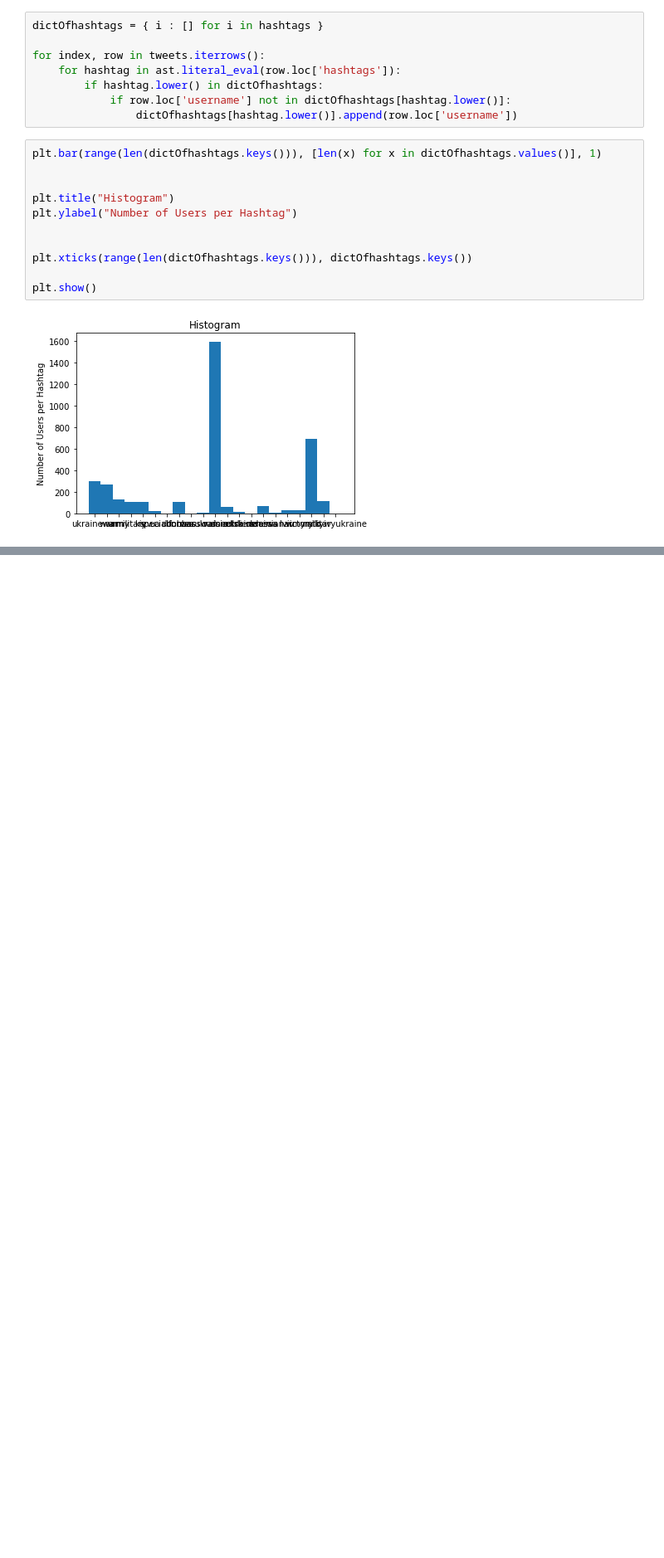
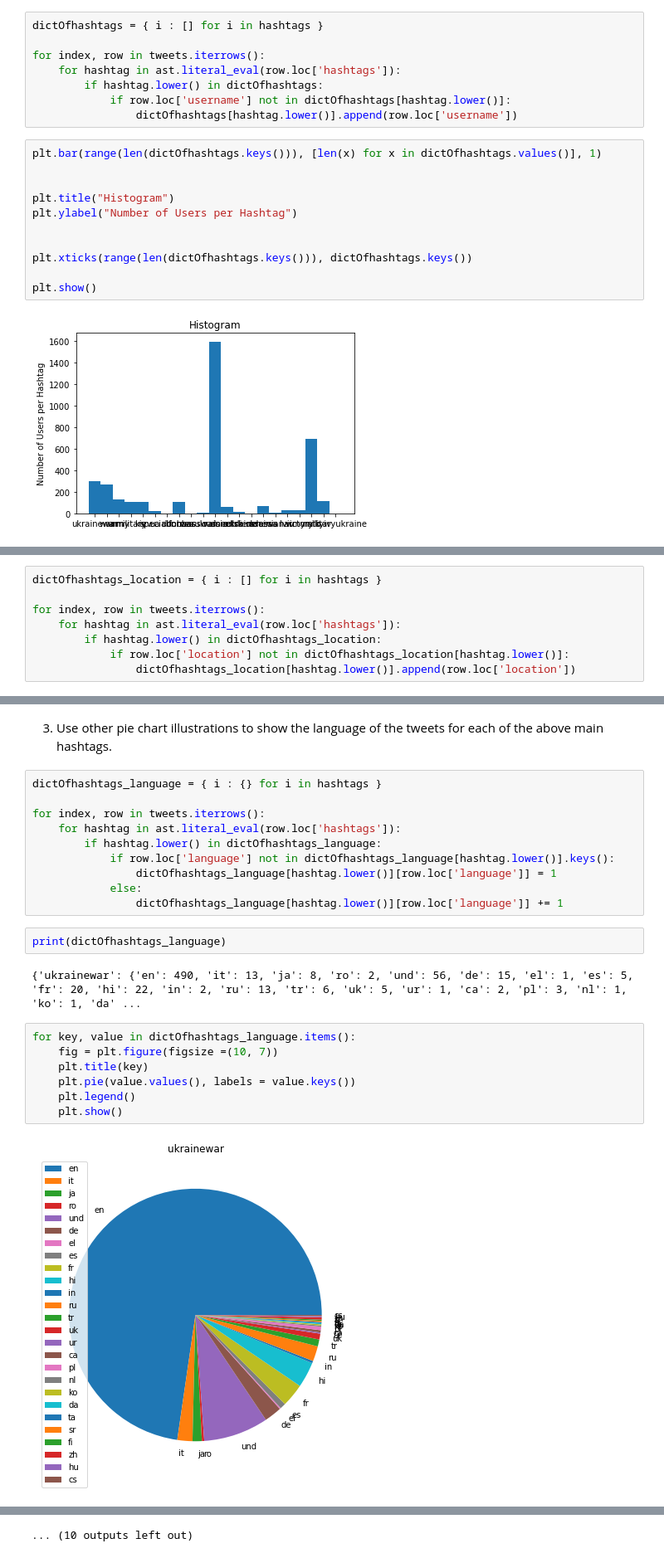
Before and after one commit to benedikt-armbruster/WarTwitterAnalysis, a Jupyter notebook: analysis.ipynb, the cells around one changed output, grey strips where cells are left out. Shown at 83% size. Cells and saved outputs as stored; diff of their text form; blank space fills up the shorter version.

```diff
--- a/analysis.ipynb
+++ b/analysis.ipynb
@@ -54,0 +59,8 @@ plt.show()
+# %%
+dictOfhashtags_location = { i : [] for i in hashtags }
+
+for index, row in tweets.iterrows():
+    for hashtag in ast.literal_eval(row.loc['hashtags']):
+        if hashtag.lower() in dictOfhashtags_location:
+            if row.loc['location'] not in dictOfhashtags_location[hashtag.lower()]:
+                dictOfhashtags_location[hashtag.lower()].append(row.loc['location'])
@@ -54,0 +71,25 @@ plt.show()
+# %% [markdown]
+3. Use other pie chart illustrations to show the language of the tweets for each of the above main hashtags.
+# %%
+dictOfhashtags_language = { i : {} for i in hashtags }
+
+for index, row in tweets.iterrows():
+    for hashtag in ast.literal_eval(row.loc['hashtags']):
+        if hashtag.lower() in dictOfhashtags_language:
+            if row.loc['language'] not in dictOfhashtags_language[hashtag.lower()].keys():
+                dictOfhashtags_language[hashtag.lower()][row.loc['language']] = 1
+            else:
+                dictOfhashtags_language[hashtag.lower()][row.loc['language']] += 1
+# %%
+print(dictOfhashtags_language)
+# %% [output]
+{'ukrainewar': {'en': 490, 'it': 13, 'ja': 8, 'ro': 2, 'und': 56, 'de': 15, 'el': 1, 'es': 5, 'fr': 20, 'hi': 22, 'in': 2, 'ru': 13, 'tr': 6, 'uk': 5, 'ur': 1, 'ca': 2, 'pl': 3, 'nl': 1, 'ko': 1, 'da' ...
+# %%
+for key, value in dictOfhashtags_language.items():
+    fig = plt.figure(figsize =(10, 7))
+    plt.title(key)
+    plt.pie(value.values(), labels = value.keys())
+    plt.legend()
+    plt.show()
+# %% [output]
+[figure, added]
@@ -54,0 +107 @@ plt.show()
+... (10 outputs left out)
```
Also changed, not shown: parts of 10 cells of this notebook, 2 other files.
